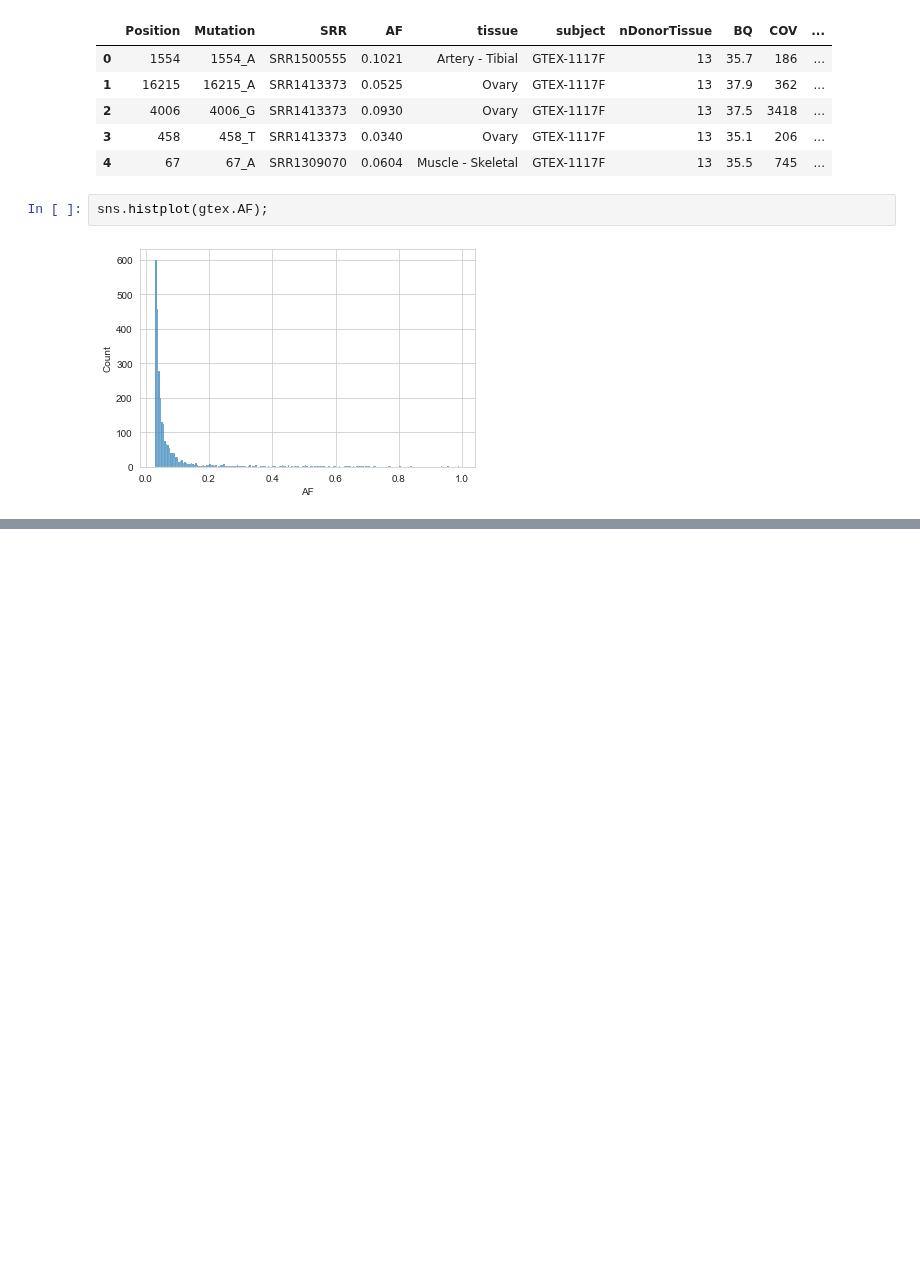
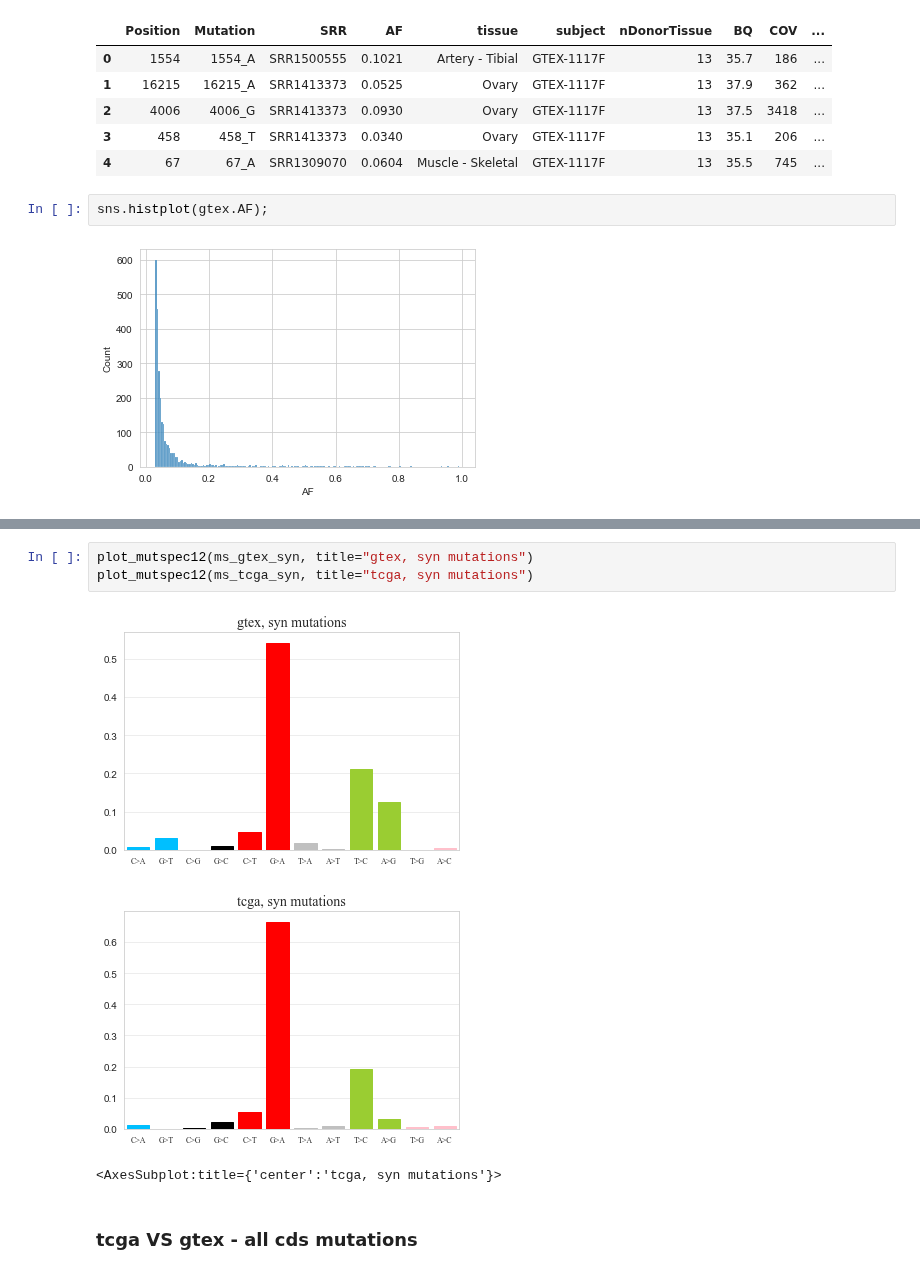
Before and after one commit to mitoclub/mtdnaMutSpecOfCancers, a Jupyter notebook: notebooks/stem_workers.ipynb, the cells around one changed output, grey strips where cells are left out. Saved outputs shown, nothing was run; the diff lists cells and outputs as text; blank space fills up the shorter version.

```diff
--- a/notebooks/stem_workers.ipynb
+++ b/notebooks/stem_workers.ipynb
@@ -86,0 +184,9 @@ plot_mutspec12(calculate_mutspec(gtex_filtered, exp12["all"]), ticksize=11, font
+# %%
+plot_mutspec12(ms_gtex_syn, title="gtex, syn mutations")
+plot_mutspec12(ms_tcga_syn, title="tcga, syn mutations")
+# %% [output]
+[figure, added]
+[figure, added]
+<AxesSubplot:title={'center':'tcga, syn mutations'}>
+# %% [markdown]
+### tcga VS gtex - all cds mutations
```
Also changed, not shown: parts of 26 cells of this notebook, 2 other files.
